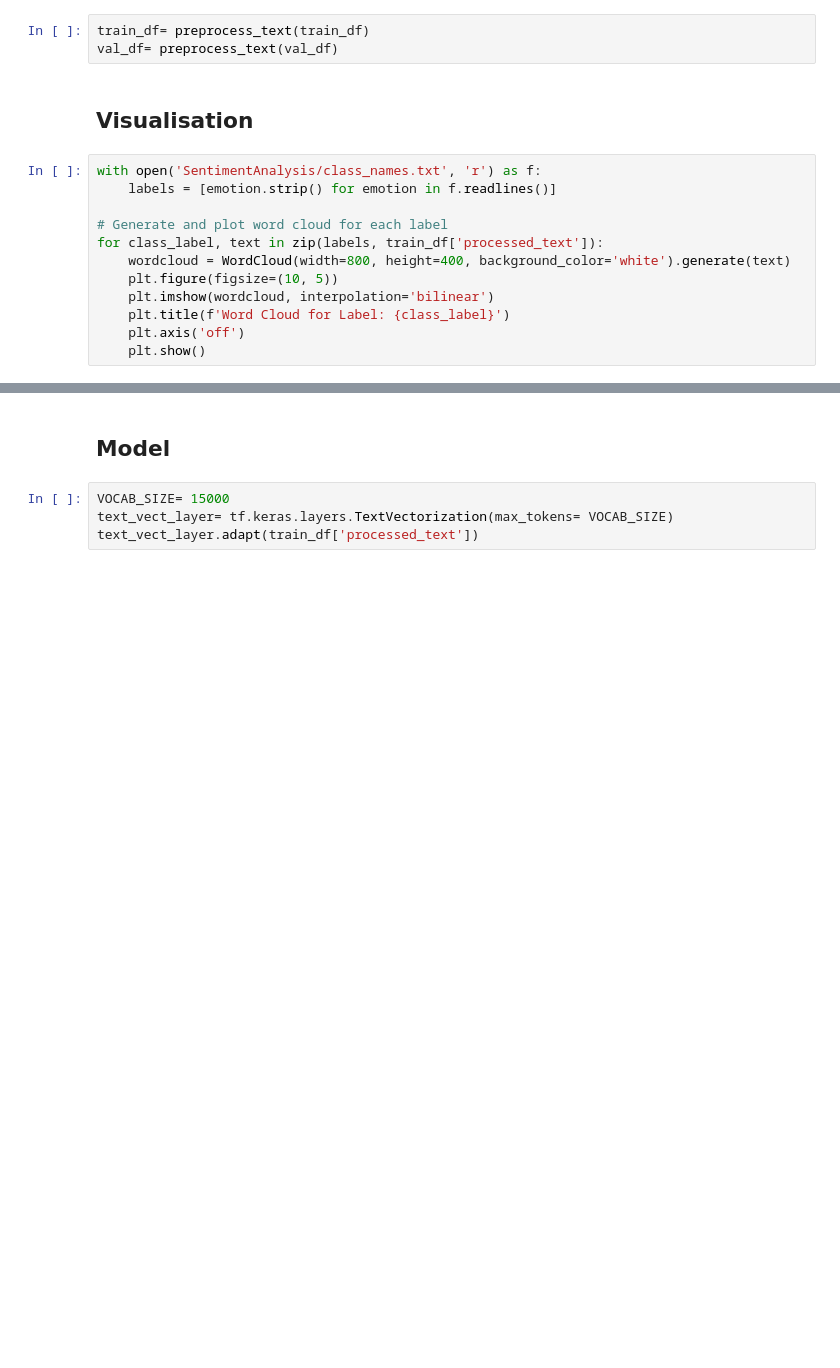
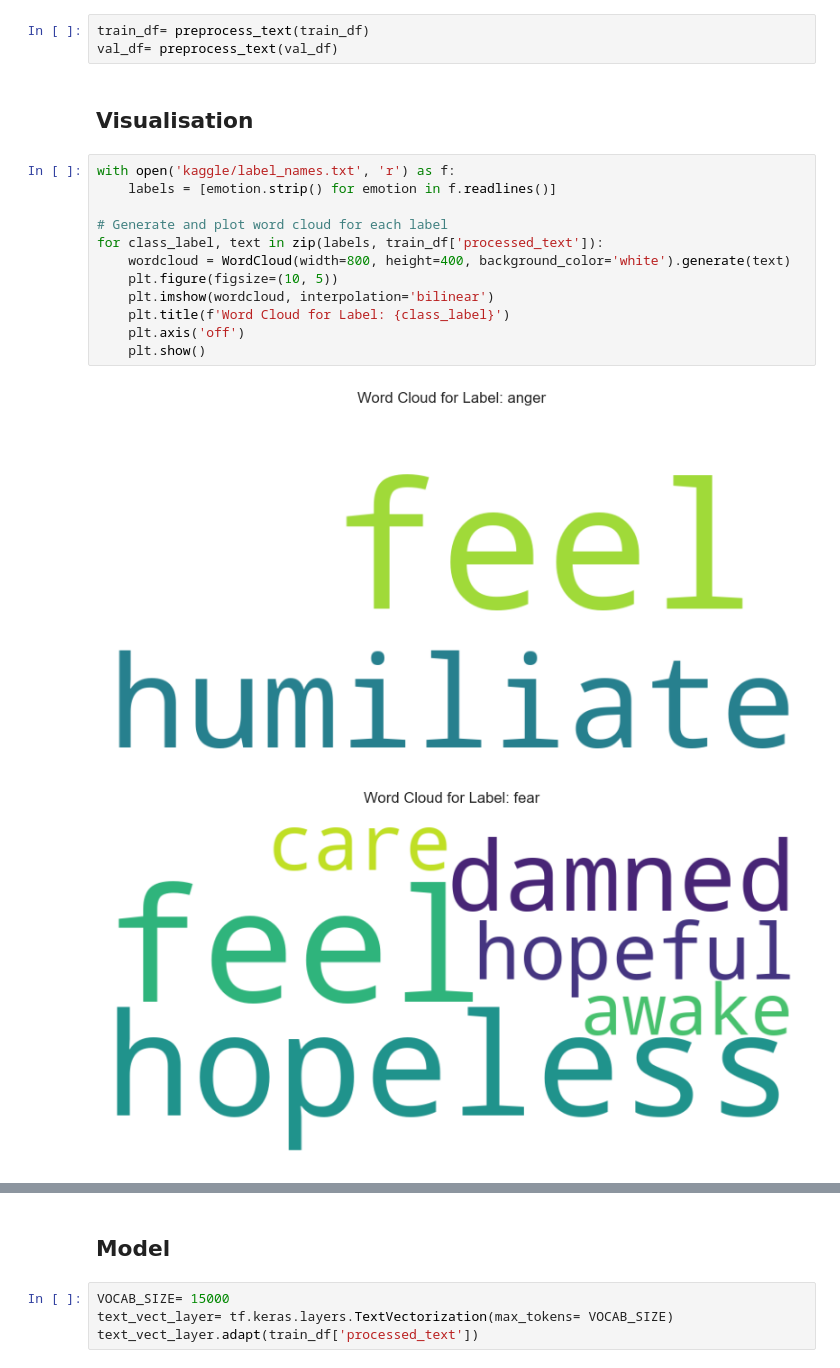
Before and after one commit to k-kesarwani/SentimentAnalysis, a Jupyter notebook: Notebook_1.ipynb, the cells around one changed output, grey strips where cells are left out. Saved outputs shown, nothing was run; the diff lists cells and outputs as text; blank space fills up the shorter version.

```diff
--- a/Notebook_1.ipynb
+++ b/Notebook_1.ipynb
@@ -89,14 +136,17 @@ val_df= preprocess_text(val_df)
 # %% [markdown]
 ## Visualisation
 # %%
-with open('SentimentAnalysis/class_names.txt', 'r') as f:
+with open('kaggle/label_names.txt', 'r') as f:
     labels = [emotion.strip() for emotion in f.readlines()]
 
 # Generate and plot word cloud for each label
 for class_label, text in zip(labels, train_df['processed_text']):
     wordcloud = WordCloud(width=800, height=400, background_color='white').generate(text)
     plt.figure(figsize=(10, 5))
     plt.imshow(wordcloud, interpolation='bilinear')
     plt.title(f'Word Cloud for Label: {class_label}')
     plt.axis('off')
     plt.show()
+# %% [output]
+[figure, added]
+[figure, added]
```
Also changed, not shown: parts of 19 cells of this notebook, 15 other files.
